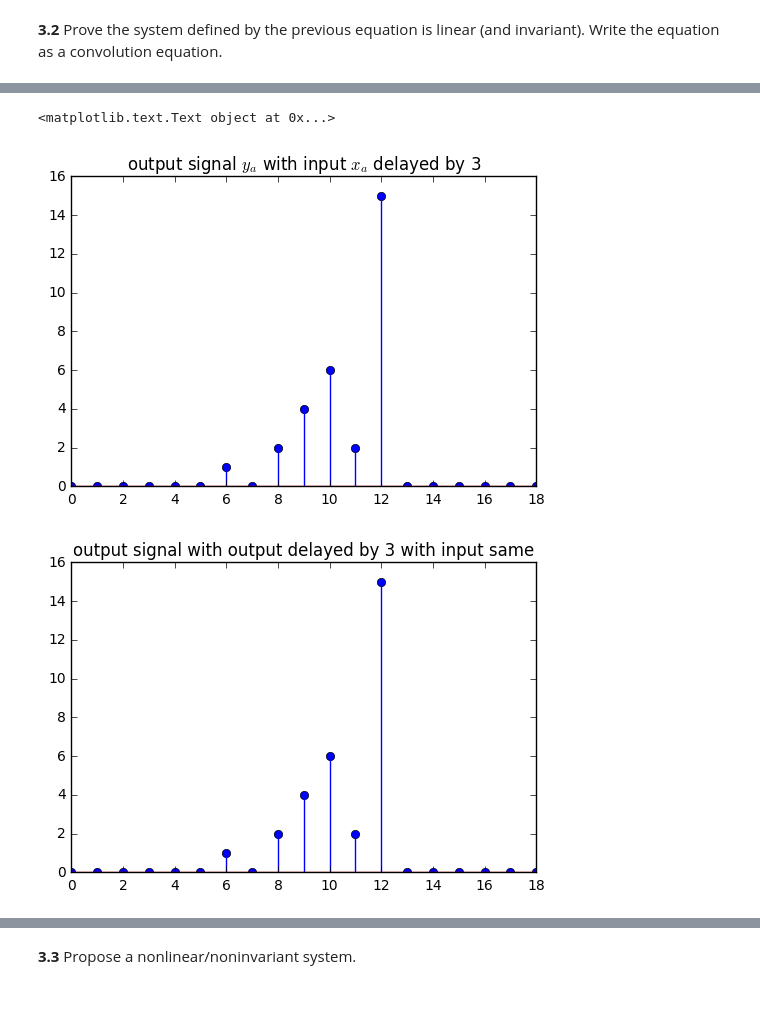
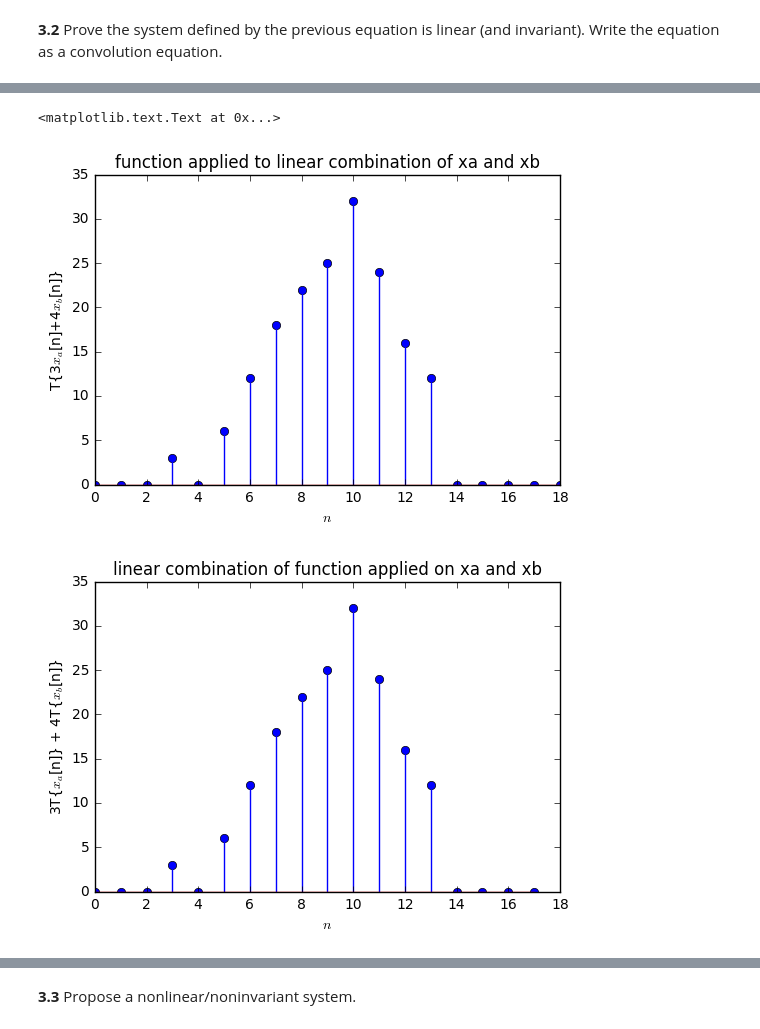
Before and after one commit to gopi231091/DSP-TP-1617, a Jupyter notebook: Lab2/python/Lab2.ipynb, the cells around one changed output, grey strips where cells are left out. Cells and saved outputs as stored; diff of their text form; code cells hidden in the pictures; blank space fills up the shorter version.

```diff
--- a/Lab2/python/Lab2.ipynb
+++ b/Lab2/python/Lab2.ipynb
@@ -275,29 +252,50 @@ plt.title('output signal with output multiplied by factor 3 with input same')
-# %%
-#Time invariant
-# we will show that y[n-3] = T{xa[n-3]}
-
-xa_k_3 = np.zeros((19,))
-xa_k_3[7:12] = np.linspace(1,5,num =5) #xa[n-3]
-
-ya_k_3 = np.zeros((19,))
-
-for i in range(1,18):
-    ya_k_3[i] = 3*xa_k_3[i-1]-2*xa_k_3[i] + xa_k_3[i+1] #H{xa[n-3]}
-
-ya_s_3 = np.zeros((19,))
-
-ya_s_3[0:2] = ya[0:2]
-for i in range(3,19):
-    ya_s_3[i] = ya[i-3] #y[n-3]
-
-plt.figure()
-plt.stem(ya_k_3)
-plt.title('output signal $y_a$ with input $x_a$ delayed by 3')
-
-plt.figure()
-plt.stem(ya_s_3)
-plt.title('output signal with output delayed by 3 with input same')
-# %% [output]
-<matplotlib.text.Text object at 0x...>
-[figure, removed]
-[figure, removed]
+# %%
+#Linear
+#we will show T{a * xa[n] + b * xb[n]} = a* T{xa[n]} + b*T{xb[n]}
+#T{x[n]} = 3x[n-1] - 2x[n] + x[n+1]
+
+xc = np.zeros(19)
+yc = np.zeros(19)
+
+for i in range(19):
+    xc[i]= 3*xa[i]+4*xb[i] # 3 and 4 are scaling factors so a * xa[n] + b * xb[n]
+
+
+for i in range(18):
+    yc[i] = 3*xc[i-1]-2*xc[i] + xc[i+1]  #applying a * xa[n] + b * xb[n] as input to function so T{a * xa[n] + b * xb[n]}
+
+yab = 3*ya + 4*yb  #a* T{xa[n]} + b * T{xb[n]}
+
+plt.figure()
+plt.stem(yc)
+plt.title('function applied to linear combination of xa and xb')
+plt.xlabel('$n$')
+plt.ylabel('T{3$x_a$[n]+4$x_b$[n]}')
+
+plt.figure()
+plt.stem(yab)
+plt.title('linear combination of function applied on xa and xb')
+plt.xlabel('$n$')
+plt.ylabel('3T{$x_a$[n]} + 4T{$x_b$[n]}')
+
+#therefore yc = yab Linear proved
+#T{xa[n]+b*xb[n]} = a* T{xa[n]} + b*T{xb[n]}
+
+#Time invariant
+# we will show that yc[n-1] = T{xc[n-1]}
+
+yc1 = np.zeros(18)
+for i in range(2,18):
+    yc1[i] = 3*xc[i-2]-2*xc[i-1] + xc[i]  #xc[n-1] given as input to function
+plt.figure()
+plt.stem(yc1)
+plt.title('xc[n-1] given as input to function')
+plt.xlabel('$n$')
+plt.ylabel('T{$x_c$[n-1]}')
+
+# we can see from the plot that T{$x_c$[n-1]} is equal to yc[n-1]
+#so this is time invariant
+# %% [output]
+<matplotlib.text.Text at 0x...>
+[figure, added]
+[figure, added]
```
Also changed, not shown: parts of 12 cells of this notebook, 1 other file.
